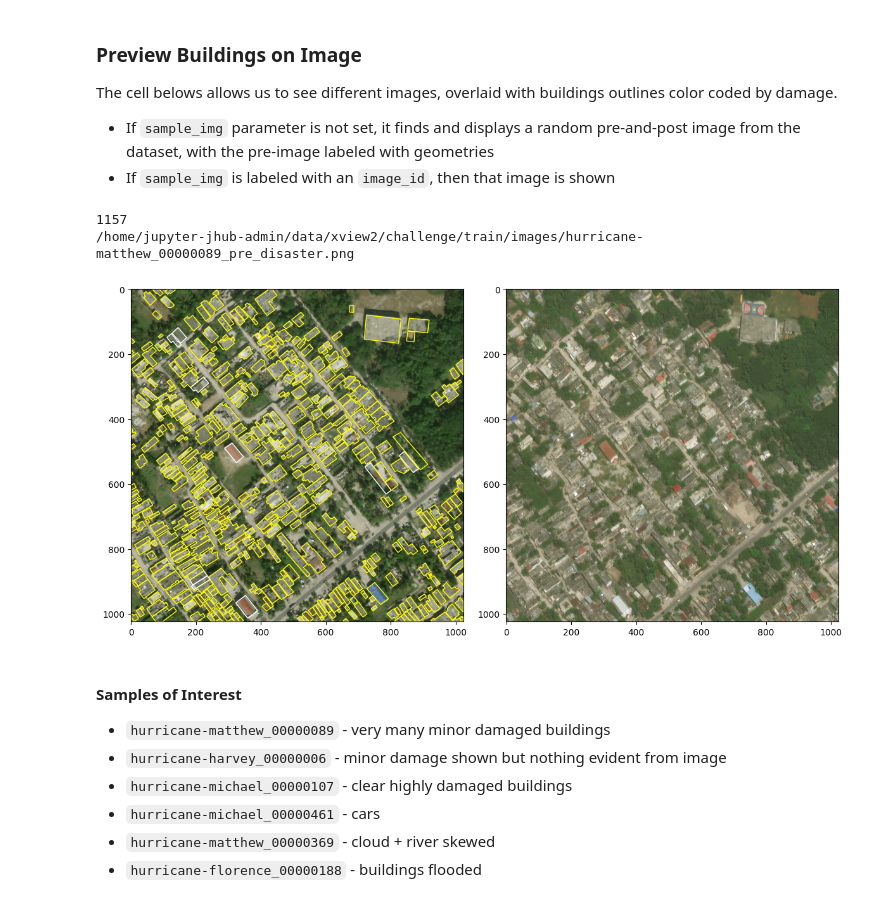
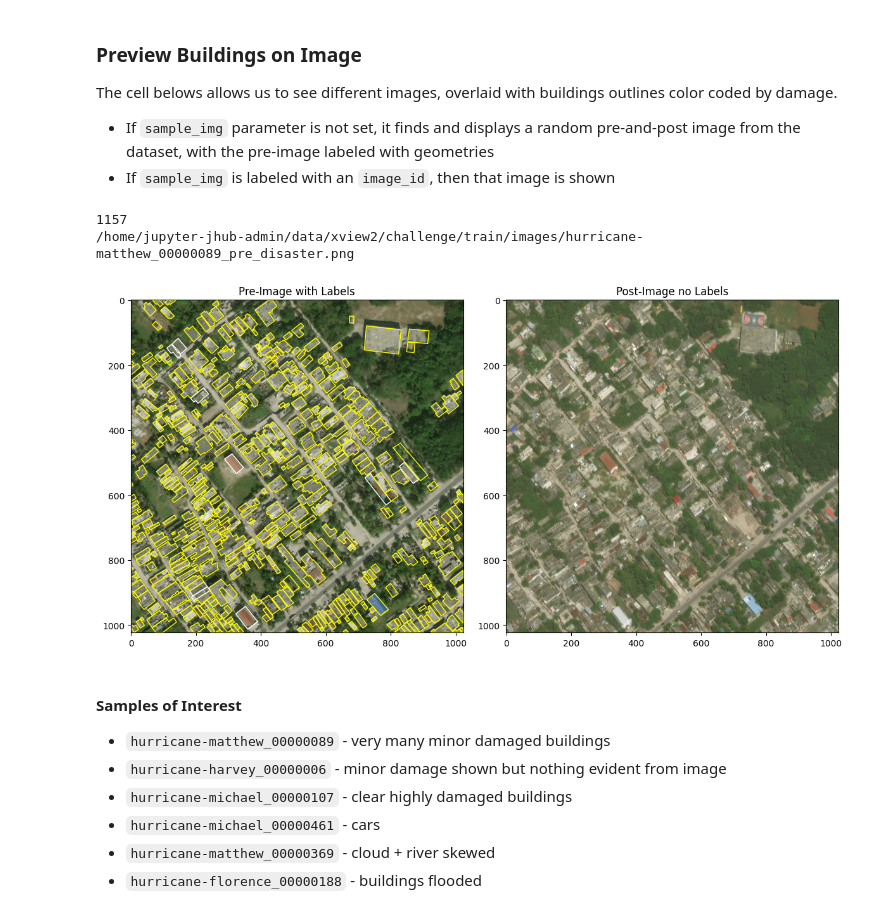
Before and after one commit to cricksmaidiene/alivio, a Jupyter notebook: src/03_data_engineering/generate_challenge_masks.ipynb, the cells around one changed output. Saved outputs shown, nothing was run; the diff lists cells and outputs as text; code cells hidden in the pictures.

```diff
--- a/src/03_data_engineering/generate_challenge_masks.ipynb
+++ b/src/03_data_engineering/generate_challenge_masks.ipynb
@@ -118,6 +150,7 @@ img_geometries_df = (
     img_building_df.groupby(["image_id", "image_path", "is_pre_image"])
     .agg(
         {
+            "dataset": "first",
             "building_id": "nunique",
             "width": "first",
             "height": "first",
@@ -224,3 +230,29 @@ def plot_polygons_on_image(image_uri: str, polygons: list[str], classes: list[st
+# %%
+def add_polygons_to_ax(ax, image, polygons: list[Polygon], classes: list[str]):
+    ax.imshow(image)
+    for polygon, class_name in zip(polygons, classes):
+        color = color_map.get(class_name, "grey")
+        exterior = polygon.exterior.coords.xy
+        patch = patches.Polygon(
+            xy=list(zip(exterior[0], exterior[1])),
+            closed=True,
+            edgecolor=color,
+            fill=False,
+        )
+        ax.add_patch(patch)
+    return ax
+
+
+def plot_images_with_polygons(image_uri: str, polygons: list[str], classes: list[str]):
+    fig, ax = plt.subplots(1, 2, figsize=(12, 6))
+    pre_image = skimage.io.imread(image_uri)
+    post_image = skimage.io.imread(image_uri.replace("_pre_", "_post_"))
+    ax[0] = add_polygons_to_ax(ax[0], pre_image, polygons, classes)
+    ax[1].imshow(post_image)
+    ax[0].set_title("Pre-Image with Labels")
+    ax[1].set_title("Post-Image no Labels")
+    plt.tight_layout()
+    plt.show()
 # %% [markdown]
 ### Preview Buildings on Image
 
@@ -231,30 +263,30 @@ The cell belows allows us to see different images, overlaid with buildings outli
 # %%
 unique_img_geometries = img_geometries_df[
     img_geometries_df["is_pre_image"] == True
 ].reset_index(drop=True)
 
 # Leave this parameter empty to choose a random image. Fill it with an image ID to see masks for that image.
 sample_img: str = "hurricane-matthew_00000089"
+# sample_img: str = ""
 
 random_sample: int = (
     randint(0, len(unique_img_geometries))
     if not sample_img
     else unique_img_geometries[unique_img_geometries["image_id"] == sample_img].index[0]
 )
 print(random_sample)
 print(unique_img_geometries.iloc[random_sample]["image_path"])
 
 
-
-plot_polygons_on_image(
+plot_images_with_polygons(
     unique_img_geometries.iloc[random_sample]["image_path"],
     unique_img_geometries.iloc[random_sample]["building_geometries"],
     unique_img_geometries.iloc[random_sample]["damage"],
 )
 # %% [output]
 1157
 /home/jupyter-jhub-admin/data/xview2/challenge/train/images/hurricane-matthew_00000089_pre_disaster.png
-[figure, old version]
+[figure, new version]
 # %% [markdown]
 #### Samples of Interest
 
```
Also changed, not shown: parts of 35 cells of this notebook, 1 other file.
